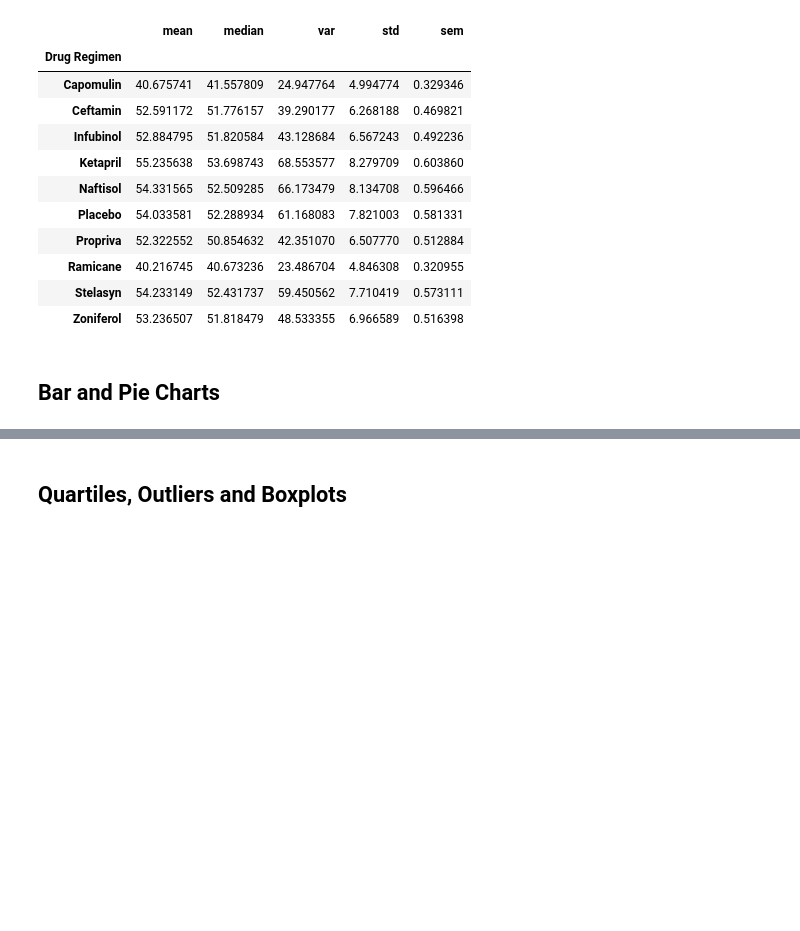
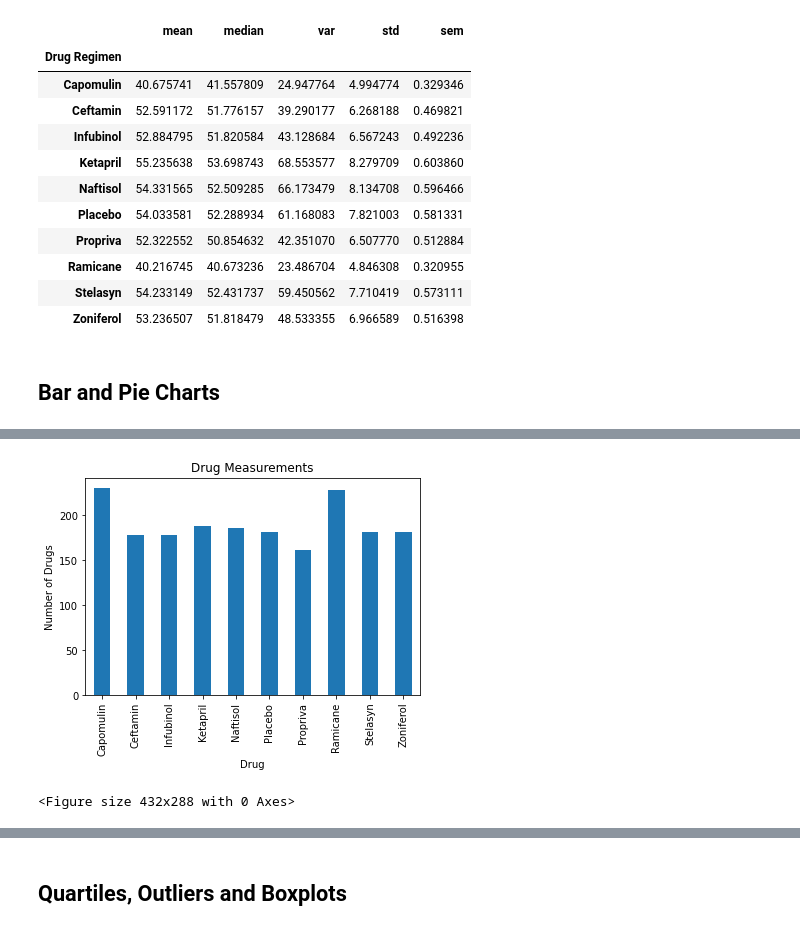
Before and after one commit to axfrancois123/pymaceuticals_starter, a Jupyter notebook: pymaceuticals_starter.ipynb, the cells around one changed output, grey strips where cells are left out. Drawn from its saved outputs; the diff is of its cells as text; code cells hidden in the pictures; blank space fills up the shorter version.

```diff
--- a/pymaceuticals_starter.ipynb
+++ b/pymaceuticals_starter.ipynb
@@ -154,4 +177,22 @@ agg_df
 # %%
 # Generate a bar plot showing the total number of measurements taken on each drug regimen using pyplot.
+
+
+drugs = merged_df.groupby('Drug Regimen')
+
+# Counting the drugs
+drug_count = drugs['Drug Regimen'].count()
+
+# Creating Chart
+
+drug_chart = drug_count.plot(kind="bar", title="Drug Measurements")
+drug_chart.set_xlabel("Drug")
+drug_chart.set_ylabel("Number of Drugs")
+
+plt.show()
+plt.tight_layout()
+# %% [output]
+[figure, added]
+<Figure size 432x288 with 0 Axes>
 # %%
 # Generate a pie plot showing the distribution of female versus male mice using pandas
```
Also changed, not shown: parts of 13 cells of this notebook.
